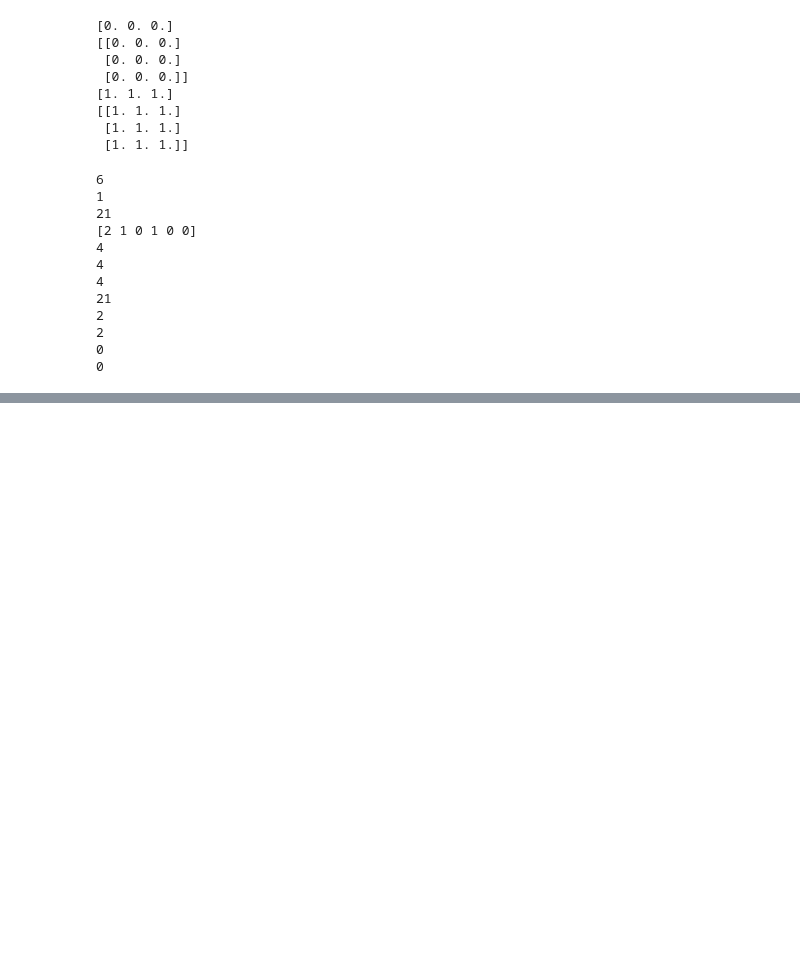
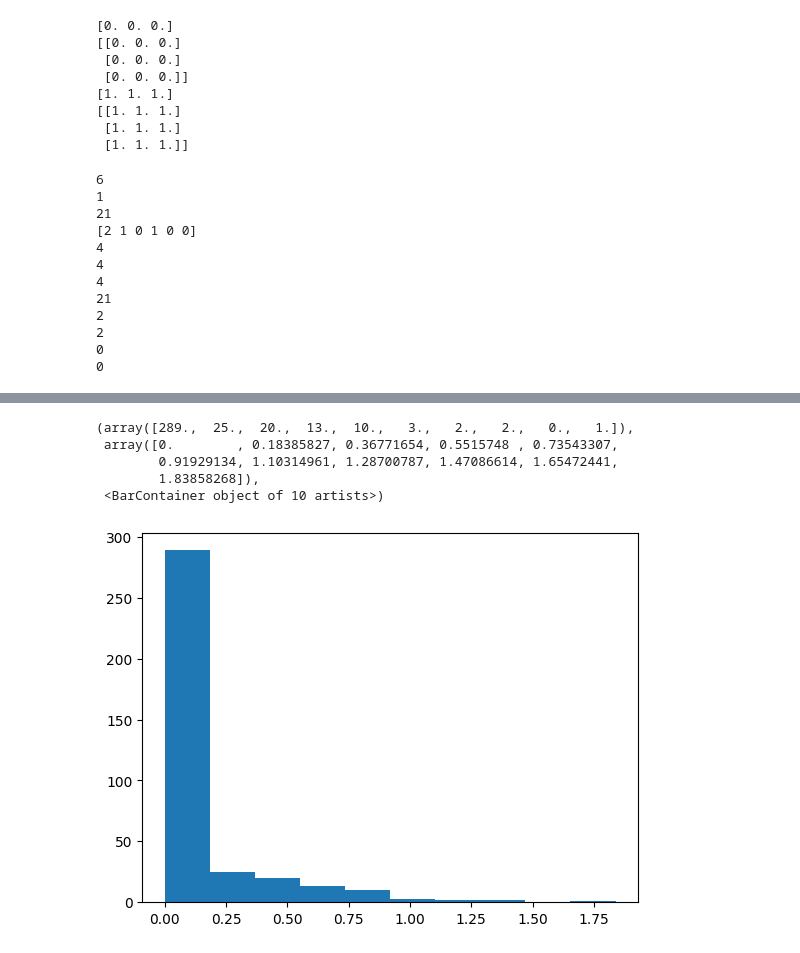
Before and after one commit to kmw7691/Soldesk, a Jupyter notebook: Python/1226.ipynb, the cells around one changed output, grey strips where cells are left out. Drawn from its saved outputs; the diff is of its cells as text; code cells hidden in the pictures; blank space fills up the shorter version.

```diff
--- a/Python/1226.ipynb
+++ b/Python/1226.ipynb
@@ -609,0 +764,24 @@ print(m.min())
+# %%
+rainfall = pd.read_csv('https://raw.githubusercontent.com/SoongMoo/soldesk20231218/main/%EC%B0%B8%EA%B3%A0%EC%9E%90%EB%A3%8C/NumPy/data/Seattle2014.csv')
+rainfall['PRCP']
+
+inches = np.array(rainfall['PRCP'] / 254)
+inches
+
+#0.5이상 온날 몇일?
+print(sum(inches >= 0.5))
+
+#0.5이상 온날의 총 강수량
+print(inches[inches>=0.5].sum())
+
+#강수량이 0.5~0.8사이인날 몇일?
+print(((inches >= 0.5) & (inches <= 0.8)).sum())
+
+#강수량이 0.5미만, 0.8초과인 날
+print((~((inches >= 0.5) & (inches <= 0.8))).sum())
+print(((inches < 0.5) | (inches > 0.8)).sum())
+
+#비가 안온날
+print((inches==0).sum())
+#비가 온날
+print((inches>0).sum())
@@ -609,0 +796,9 @@ print(m.min())
+# %%
+plt.hist(inches)
+# %% [output]
+(array([289.,  25.,  20.,  13.,  10.,   3.,   2.,   2.,   0.,   1.]),
+ array([0.        , 0.18385827, 0.36771654, 0.5515748 , 0.73543307,
+        0.91929134, 1.10314961, 1.28700787, 1.47086614, 1.65472441,
+        1.83858268]),
+ <BarContainer object of 10 artists>)
+[figure, added]
```
Also changed, not shown: parts of 12 cells of this notebook, 1 other file.
